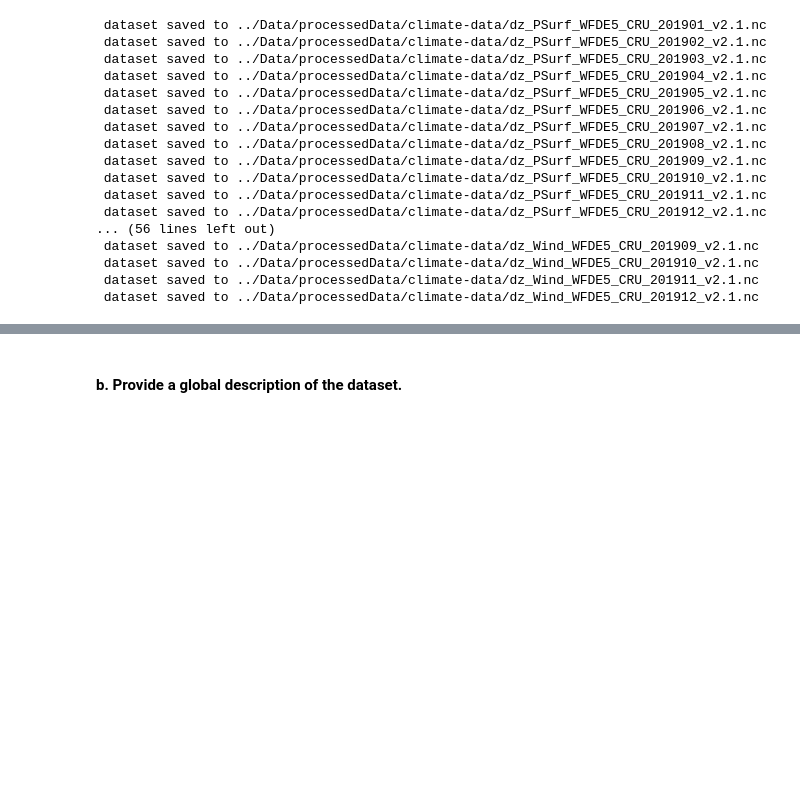
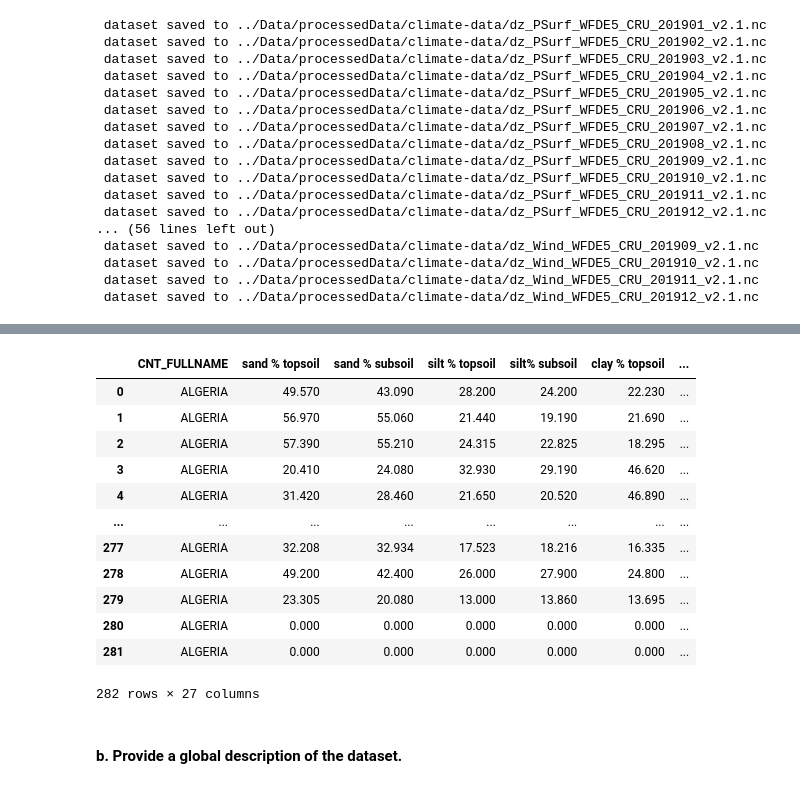
Before and after one commit to Rac11m/part1_dm, a Jupyter notebook: Code/dm.ipynb, the cells around one changed output, grey strips where cells are left out. Cells and saved outputs as stored; diff of their text form; code cells hidden in the pictures; blank space fills up the shorter version.

```diff
--- a/Code/dm.ipynb
+++ b/Code/dm.ipynb
@@ -457,22 +321,3 @@ def extract_psurf_for_regions(csv_file: str, netcdf_files: List[str]):
     gdf.to_csv(output_file, index=False)
 
     return gdf
-# %%
-csv_file = '../Data/processedData/soil_dz_tizi.csv'
-
-netcdf_files = ['../Data/Climate-DATA/PSurf_WFDE5_CRU_201901_v2.1.nc',
-                '../Data/Climate-DATA/PSurf_WFDE5_CRU_201902_v2.1.nc',
-                '../Data/Climate-DATA/PSurf_WFDE5_CRU_201903_v2.1.nc',
-                '../Data/Climate-DATA/PSurf_WFDE5_CRU_201904_v2.1.nc',
-                '../Data/Climate-DATA/PSurf_WFDE5_CRU_201905_v2.1.nc',
-                '../Data/Climate-DATA/PSurf_WFDE5_CRU_201906_v2.1.nc',
-                '../Data/Climate-DATA/PSurf_WFDE5_CRU_201907_v2.1.nc',
-                '../Data/Climate-DATA/PSurf_WFDE5_CRU_201908_v2.1.nc',
-                '../Data/Climate-DATA/PSurf_WFDE5_CRU_201909_v2.1.nc',
-                '../Data/Climate-DATA/PSurf_WFDE5_CRU_201910_v2.1.nc',
-                '../Data/Climate-DATA/PSurf_WFDE5_CRU_201911_v2.1.nc',
-                '../Data/Climate-DATA/PSurf_WFDE5_CRU_201912_v2.1.nc'
-                ]
-
-result = extract_psurf_for_regions(csv_file, netcdf_files)
-result.head()
@@ -605,3 +415,42 @@ summer
+# %%
+def create_col(nc_file, csv_file):
+    ds = xr.open_dataset(nc_file)
+    df = pd.read_csv(csv_file)
+    psurf_values = []
+    for idx, row in df.iterrows():
+        pol = wkt.loads(row['geometry'])
+        bounds = pol.bounds
+        lon_min, lat_min, lon_max, lat_max = bounds
+
+    # Sélectionnez les données qui correspondent au polygone
+        ds_sub = ds.sel(lon=slice(lon_min, lon_max), lat=slice(lat_min, lat_max))
+
+    # Si des données sont trouvées, prenez la moyenne
+        if len(ds_sub['__xarray_dataarray_variable__']) > 0:
+            psurf = ds_sub['__xarray_dataarray_variable__'].mean().values
+        else:
+            psurf = float('nan')
+
+        psurf_values.append(psurf)
+    variable_name = os.path.basename(nc_file).split('.')[0].split('_', 1)[1]
+    df[variable_name] = psurf_values
+    return df
+# %%
+create_col('../Data/processedData/climate-data/seasons/dz_PSurf_summer.nc', '../Data/processedData/soil_dz.csv')
+# %% [output]
+|  | CNT_FULLNAME | sand % topsoil | sand % subsoil | silt % topsoil | silt% subsoil | clay % topsoil | ... |
+| 0 | ALGERIA | 49.570 | 43.090 | 28.200 | 24.200 | 22.230 | ... |
+| 1 | ALGERIA | 56.970 | 55.060 | 21.440 | 19.190 | 21.690 | ... |
+| 2 | ALGERIA | 57.390 | 55.210 | 24.315 | 22.825 | 18.295 | ... |
+| 3 | ALGERIA | 20.410 | 24.080 | 32.930 | 29.190 | 46.620 | ... |
+| 4 | ALGERIA | 31.420 | 28.460 | 21.650 | 20.520 | 46.890 | ... |
+| ... | ... | ... | ... | ... | ... | ... | ... |
+| 277 | ALGERIA | 32.208 | 32.934 | 17.523 | 18.216 | 16.335 | ... |
+| 278 | ALGERIA | 49.200 | 42.400 | 26.000 | 27.900 | 24.800 | ... |
+| 279 | ALGERIA | 23.305 | 20.080 | 13.000 | 13.860 | 13.695 | ... |
+| 280 | ALGERIA | 0.000 | 0.000 | 0.000 | 0.000 | 0.000 | ... |
+| 281 | ALGERIA | 0.000 | 0.000 | 0.000 | 0.000 | 0.000 | ... |
+282 rows × 27 columns
 # %% [markdown]
 #### b. Provide a global description of the dataset.
 # %% [markdown]
```
Also changed, not shown: parts of 14 cells of this notebook, 1 other file.
